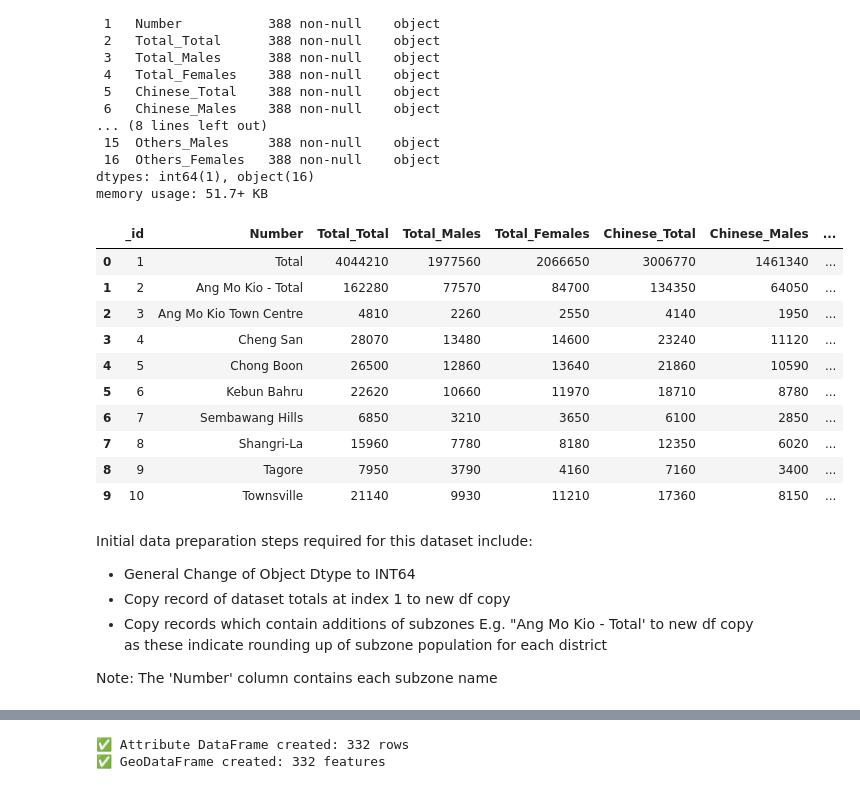
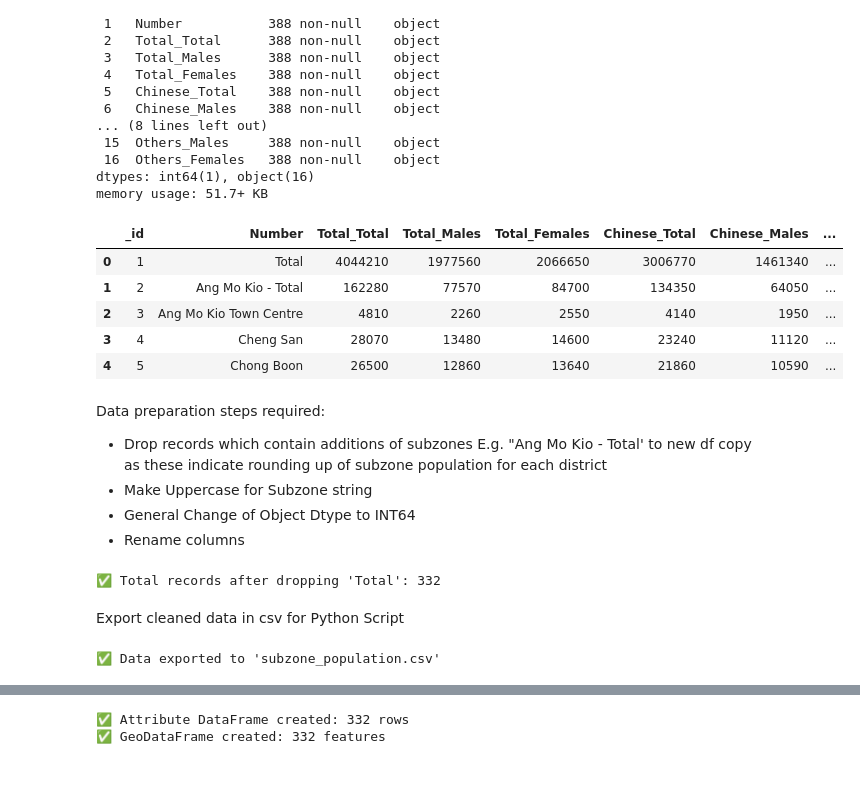
Before and after one commit to xunchiasg/SG_Census_Map, a Jupyter notebook: SG_Census.ipynb, the cells around one changed output, grey strips where cells are left out. Cells and saved outputs as stored; diff of their text form; code cells hidden in the pictures.

Commit message:
Census Data cleaned

```diff
--- a/SG_Census.ipynb
+++ b/SG_Census.ipynb
@@ -90,24 +86,29 @@ Data columns (total 17 columns):
 dtypes: int64(1), object(16)
 memory usage: 51.7+ KB
 # %%
-df.head(10)
+df.head(5)
 # %% [output]
 |  | _id | Number | Total_Total | Total_Males | Total_Females | Chinese_Total | Chinese_Males | ... |
 | 0 | 1 | Total | 4044210 | 1977560 | 2066650 | 3006770 | 1461340 | ... |
 | 1 | 2 | Ang Mo Kio - Total | 162280 | 77570 | 84700 | 134350 | 64050 | ... |
 | 2 | 3 | Ang Mo Kio Town Centre | 4810 | 2260 | 2550 | 4140 | 1950 | ... |
 | 3 | 4 | Cheng San | 28070 | 13480 | 14600 | 23240 | 11120 | ... |
 | 4 | 5 | Chong Boon | 26500 | 12860 | 13640 | 21860 | 10590 | ... |
-| 5 | 6 | Kebun Bahru | 22620 | 10660 | 11970 | 18710 | 8780 | ... |
-| 6 | 7 | Sembawang Hills | 6850 | 3210 | 3650 | 6100 | 2850 | ... |
-| 7 | 8 | Shangri-La | 15960 | 7780 | 8180 | 12350 | 6020 | ... |
-| 8 | 9 | Tagore | 7950 | 3790 | 4160 | 7160 | 3400 | ... |
-| 9 | 10 | Townsville | 21140 | 9930 | 11210 | 17360 | 8150 | ... |
 # %% [markdown]
-Initial data preparation steps required for this dataset include:
+Data preparation steps required:
 
+- Drop records which contain additions of subzones E.g. "Ang Mo Kio - Total' to new df copy as these indicate rounding up of subzone population for each district
+- Make Uppercase for Subzone string
 - General Change of Object Dtype to INT64
-- Copy record of dataset totals at index 1 to new df copy
-- Copy records which contain additions of subzones E.g. "Ang Mo Kio - Total' to new df copy as these indicate rounding up of subzone population for each district
-
-Note: The 'Number' column contains each subzone name
+- Rename columns
+# %%
+# Boolean indexing to drop rows with 'Total'
+mask = df['Number'].str.contains('Total', na=False)
+
+# Select all rows except masked
+df = df[~mask]
+
+#Print check
+print(f"\n✅ Total records after dropping 'Total': {len(df)}")
+# %% [output]
+✅ Total records after dropping 'Total': 332
@@ -114 +143,12 @@ Note: The 'Number' column contains each subzone name
+# %% [markdown]
+Export cleaned data in csv for Python Script
+# %%
+# Reset the index
+df.reset_index(drop=True, inplace=True)
+
+# Export to CSV
+df.to_csv('./data/census_cleaned.csv', index=False)
+print("\n✅ Data exported to 'subzone_population.csv'")
+# %% [output]
+✅ Data exported to 'subzone_population.csv'
 # %% [markdown]
```
Also changed, not shown: parts of 5 cells of this notebook, 1 other file.
